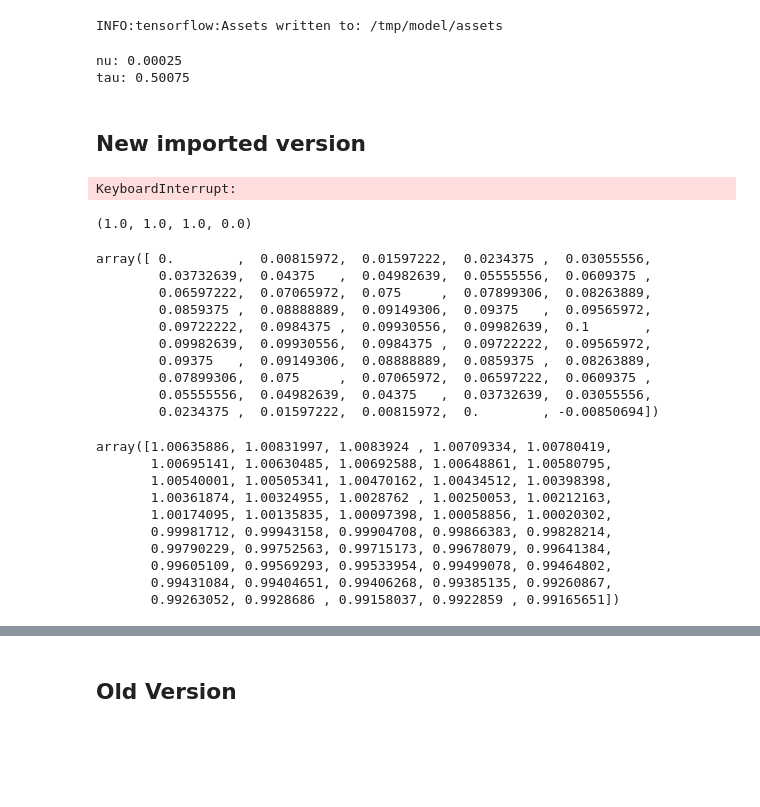
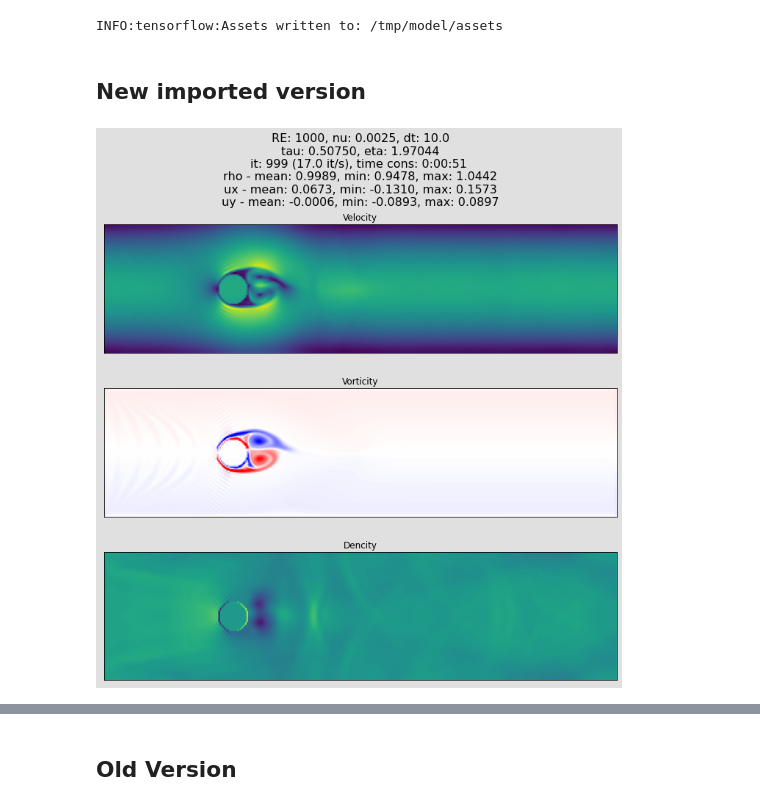
Before and after one commit to ikhlestov/master_thesis, a Jupyter notebook: cleaned_experiment.ipynb, the cells around one changed output, grey strips where cells are left out. Drawn from its saved outputs; the diff is of its cells as text; code cells hidden in the pictures; blank space fills up the shorter version.

```diff
--- a/cleaned_experiment.ipynb
+++ b/cleaned_experiment.ipynb
@@ -235,16 +238,6 @@ def predict(data):
 # %% [output]
 2021-11-28 01:12:45.797466: W tensorflow/python/util/util.cc:368] Sets are not currently considered sequences, but this may change in the future, so consider avoiding using them.
 INFO:tensorflow:Assets written to: /tmp/model/assets
-# %%
-Re = 100
-u = U_MAX
-nu = u * L / Re   # Kinematic viscosity
-print(f"nu: {nu}")
-tau = 3 * nu + 1/2  # Get relaxation parameters
-print(f"tau: {tau}")
-# %% [output]
-nu: 0.00025
-tau: 0.50075
 # %% [markdown]
 ## New imported version
 # %%
@@ -254,15 +247,14 @@ import tf_transfer.np_solver
 reload(tf_transfer.tf_solver);
 reload(tf_transfer.np_solver);
 
-# for RE in [1, 2, 3, 5, 10, 15, 20]:
-# for RE in [21, 22, 23, 24, 25, 26, 27, 28, 29, 30]:
-for RE in [5]:
-    # RE = 1
-    L = NORM_CYLINDER_DIAMETER
+
+for RE in [10, 60, 100, 200, 500, 1000][::-1]:
+# for RE in [1000]:
+    Re = int(RE / SCALE)
+    D = NORM_CYLINDER_DIAMETER
     u = U_MAX
     rho = RHO_0
-    Re = RE
-    nu = u * L / Re   # Kinematic viscosity
+    nu = u * D / Re   # Kinematic viscosity
     print(f"nu: {nu}")
     tau = 3 * nu + 1/2  # Get relaxation parameters
     print(f"tau: {tau}")
@@ -283,8 +275,8 @@ for RE in [5]:
 
     bwr_cmap = plt.cm.bwr.copy()
     bwr_cmap.set_bad('black')
-    PLOT = True
-    SAVE_RES = False
+    PLOT = False
+    SAVE_RES = True
     DEBUG_PRINT = False
     if PLOT:
         fig, axes = prep_figure()
@@ -297,8 +289,10 @@ for RE in [5]:
     last_col = np.copy(F[:, -1, :])
     wide_F = np.zeros((F.shape[0] + 2, F.shape[1] + 2, 9))
     start = time.time()
+    global_start_time = time.time()
 
-    for it in tqdm(range(N_STEPS * 2), disable=(PLOT or DEBUG_PRINT)):
+    N_STEPS = 100 * SCALE
+    for it in tqdm(range(N_STEPS), disable=(PLOT or DEBUG_PRINT or SAVE_RES)):
         F = tf_transfer.tf_solver.calc(
             F, wide_F,
             cyl_mask_np=CYLINDER_MASK.astype(np.uint8),
@@ -325,10 +319,12 @@ for RE in [5]:
 
 
         SECOND_IT = 920 if SCALE == 50 else 580
-        if (it % 10 == 0 or it == N_STEPS - 1 or (it >= SECOND_IT and RE >= 40)) and (PLOT or SAVE_RES):
+#         if (it % 10 == 0 or it == N_STEPS - 1 or (it >= SECOND_IT and RE >= 40)) and (PLOT or SAVE_RES):
+        if (it % 10 == 0 or it == N_STEPS - 1) and (PLOT or SAVE_RES):
             end = time.time()
             plot_it_per_sec = 10 / (end - start)
             start = end
+            time_cons = str(timedelta(seconds=time.time() - global_start_time)).split(".")[0]
             if SAVE_RES:
                 fig, axes = prep_figure()
             plot_results = tf_transfer.tf_solver.pre_plot(F)
@@ -338,38 +334,36 @@ for RE in [5]:
             u, vorticity, rho = plot_results
             ux  = np.sum(F * VECTORS_VELOCITIES_X, 2) / rho
             uy  = np.sum(F * VECTORS_VELOCITIES_Y, 2) / rho
 
             fig.suptitle(
                 (
-                    f"Re: {RE}, nu: {nu}"
-                    f"\ntau: {tau:.5f}, eta: {1 / tau:.5f}, it: {it} ({plot_it_per_sec:.1f} it/s) "
+                    f"RE: {RE}, nu: {nu}, dt: {it / SCALE:.1f}"
+                    f"\ntau: {tau:.5f}, eta: {1 / tau:.5f}"
+                    f"\nit: {it} ({plot_it_per_sec:.1f} it/s), time cons: {time_cons} "
                     f"\nrho - mean: {np.mean(rho):.4f}, min: {np.min(rho):.4f}, max: {np.max(rho):.4f}"
                     f"\nux - mean: {np.mean(ux):.4f}, min: {np.min(ux):.4f}, max: {np.max(ux):.4f}"
-                    f"\nuy - mean: {np.mean(uy):.4f}, min: {np.min(uy):.4f}, max: {np.max(uy):.4f}"),
+                    f"\nuy - mean: {np.mean(uy):.4f}, min: {np.min(uy):.4f}, max: {np.max(uy):.4f}"
+                ),
                 fontsize=16)
             fig.tight_layout()
             for ax, title, img, cmap in zip(axes, titles, plot_results, cmaps):
                 ax.cla()
                 ax.set_title(f"{title}")
                 ax.imshow(img, cmap=cmap)
                 if title == 'Vorticity':
                     ax.get_images()[0].set_clim(-.1, .1)
 
             if PLOT:
                 display(fig)
             clear_output(wait=True)
             if SAVE_RES:
                 pylab.savefig(
                     os.path.join(res_frame_dir, str(it)),
                     facecolor=fig.get_facecolor(),
                     transparent=False
                 )
             plt.pause(0.001)
             if np.max(rho) > 10 ** 6:
                 break
 # %% [output]
-KeyboardInterrupt:
+[figure, added]
-# %%
-fig.get_facecolor()
-# %% [output]
-(1.0, 1.0, 1.0, 0.0)
@@ -386,26 +369,0 @@ rho[INLET_SL] = 1 / (1 - ux[INLET_SL]) * (
-# %%
-ux[INLET_SL]
-# %% [output]
-array([ 0.        ,  0.00815972,  0.01597222,  0.0234375 ,  0.03055556,
-        0.03732639,  0.04375   ,  0.04982639,  0.05555556,  0.0609375 ,
-        0.06597222,  0.07065972,  0.075     ,  0.07899306,  0.08263889,
-        0.0859375 ,  0.08888889,  0.09149306,  0.09375   ,  0.09565972,
-        0.09722222,  0.0984375 ,  0.09930556,  0.09982639,  0.1       ,
-        0.09982639,  0.09930556,  0.0984375 ,  0.09722222,  0.09565972,
-        0.09375   ,  0.09149306,  0.08888889,  0.0859375 ,  0.08263889,
-        0.07899306,  0.075     ,  0.07065972,  0.06597222,  0.0609375 ,
-        0.05555556,  0.04982639,  0.04375   ,  0.03732639,  0.03055556,
-        0.0234375 ,  0.01597222,  0.00815972,  0.        , -0.00850694])
-# %%
-rho[INLET_SL]
-# %% [output]
-array([1.00635886, 1.00831997, 1.0083924 , 1.00709334, 1.00780419,
-       1.00695141, 1.00630485, 1.00692588, 1.00648861, 1.00580795,
-       1.00540001, 1.00505341, 1.00470162, 1.00434512, 1.00398398,
-       1.00361874, 1.00324955, 1.0028762 , 1.00250053, 1.00212163,
-       1.00174095, 1.00135835, 1.00097398, 1.00058856, 1.00020302,
-       0.99981712, 0.99943158, 0.99904708, 0.99866383, 0.99828214,
-       0.99790229, 0.99752563, 0.99715173, 0.99678079, 0.99641384,
-       0.99605109, 0.99569293, 0.99533954, 0.99499078, 0.99464802,
-       0.99431084, 0.99404651, 0.99406268, 0.99385135, 0.99260867,
-       0.99263052, 0.9928686 , 0.99158037, 0.9922859 , 0.99165651])
```
Also changed, not shown: parts of 4 cells of this notebook.
